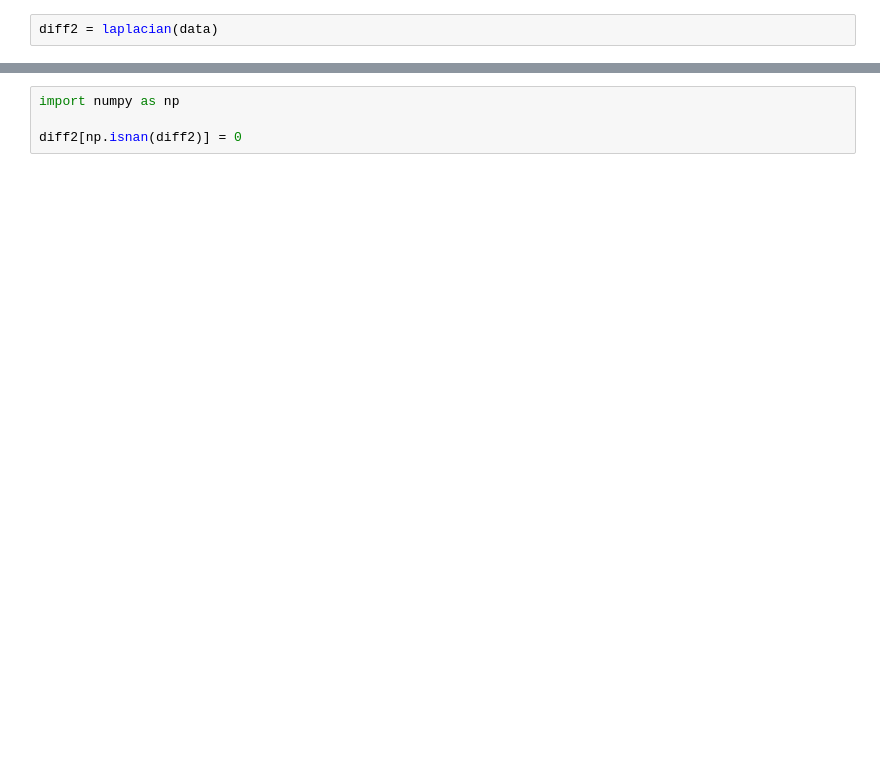
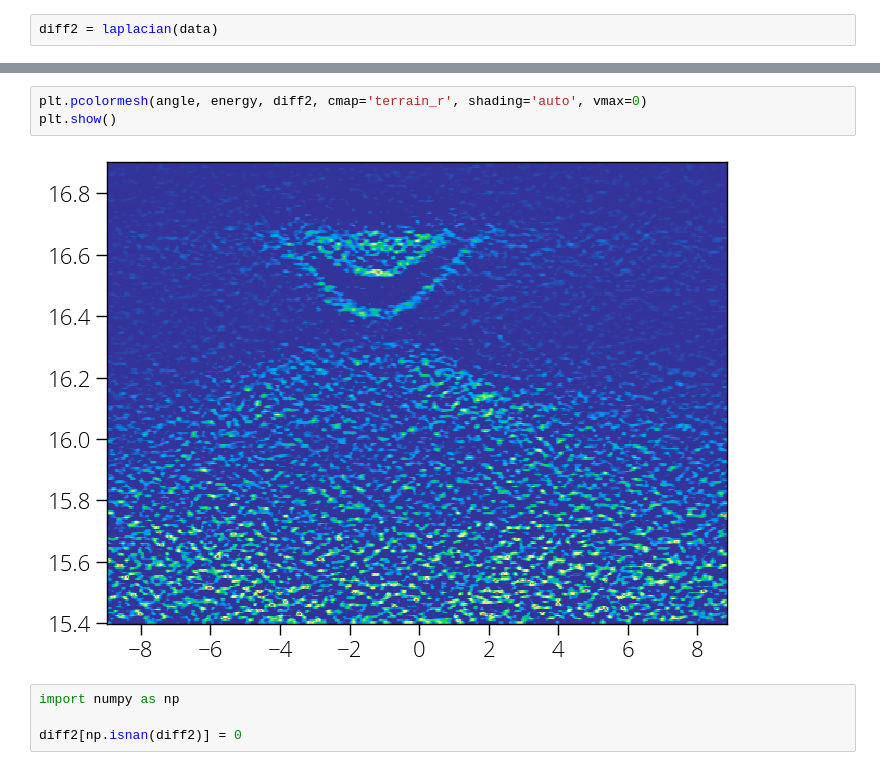
Before and after one commit to pranabdas/arpespythontools, a Jupyter notebook: notebooks/laplacian.ipynb, the cells around one changed output, grey strips where cells are left out. Saved outputs shown, nothing was run; the diff lists cells and outputs as text; blank space fills up the shorter version.

```diff
--- a/notebooks/laplacian.ipynb
+++ b/notebooks/laplacian.ipynb
@@ -78,3 +79,8 @@ plt.show()
+# %%
+plt.pcolormesh(angle, energy, diff2, cmap='terrain_r', shading='auto', vmax=0)
+plt.show()
+# %% [output]
+[figure, added]
 # %%
 import numpy as np
 
```
Also changed, not shown: parts of 2 cells of this notebook, 11 other files.
